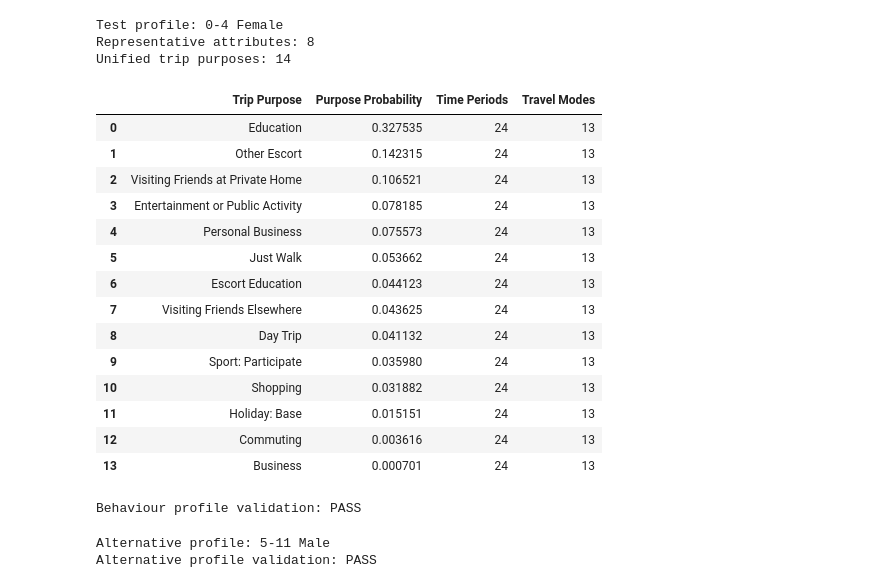
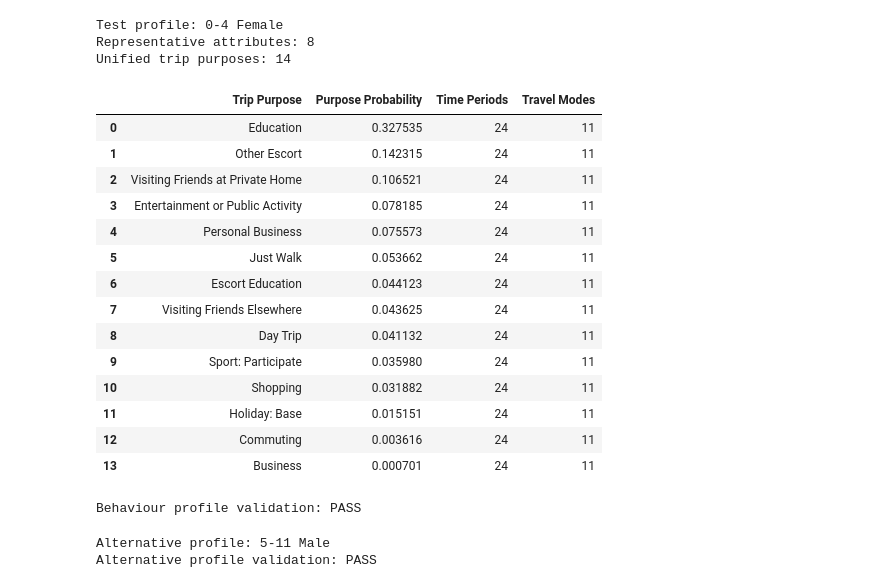
Before and after one commit to yuxinjiang1205/mobility-modelling-framework, a Jupyter notebook: notebooks/framework/construct_demographic_conditioned_behaviour.ipynb, the cells around one changed output. Drawn from its saved outputs; the diff is of its cells as text; code cells hidden in the pictures.

Commit message:
Harmonise nts0409 (London Travel mode)

```diff
--- a/notebooks/framework/construct_demographic_conditioned_behaviour.ipynb
+++ b/notebooks/framework/construct_demographic_conditioned_behaviour.ipynb
@@ -318,9 +318,9 @@ for purpose, evidence in behavioural_evidence.items():
         if mode not in travel_mode_metadata_fields
     }
 
-    if len(mode_probabilities) != 13:
+    if len(mode_probabilities) != 11:
         raise ValueError(
-            "Expected 13 travel mode probabilities for "
+            "Expected 11 travel mode probabilities for "
             f"purpose={purpose}, "
             f"but found {len(mode_probabilities)}."
         )
@@ -613,48 +613,48 @@ display(behaviour_summary)
 
 assert len(
     test_behaviour_profile[
         "representative_profile"
     ]
 ) == 8
 
 assert len(
     test_behaviour_profile[
         "mobility_behaviour"
     ]
 ) == 14
 
 assert (
     behaviour_summary["Time Periods"] == 24
 ).all()
 
 assert (
-    behaviour_summary["Travel Modes"] == 13
+    behaviour_summary["Travel Modes"] == 11
 ).all()
 
 assert abs(
     behaviour_summary[
         "Purpose Probability"
     ].sum()
     - 1.0
 ) < 1e-8
 
 print("Behaviour profile validation: PASS")
 # %% [output]
 |  | Trip Purpose | Purpose Probability | Time Periods | Travel Modes |
-| 0 | Education | 0.327535 | 24 | 13 |
-| 1 | Other Escort | 0.142315 | 24 | 13 |
-| 2 | Visiting Friends at Private Home | 0.106521 | 24 | 13 |
-| 3 | Entertainment or Public Activity | 0.078185 | 24 | 13 |
-| 4 | Personal Business | 0.075573 | 24 | 13 |
-| 5 | Just Walk | 0.053662 | 24 | 13 |
-| 6 | Escort Education | 0.044123 | 24 | 13 |
-| 7 | Visiting Friends Elsewhere | 0.043625 | 24 | 13 |
-| 8 | Day Trip | 0.041132 | 24 | 13 |
-| 9 | Sport: Participate | 0.035980 | 24 | 13 |
-| 10 | Shopping | 0.031882 | 24 | 13 |
-| 11 | Holiday: Base | 0.015151 | 24 | 13 |
-| 12 | Commuting | 0.003616 | 24 | 13 |
-| 13 | Business | 0.000701 | 24 | 13 |
+| 0 | Education | 0.327535 | 24 | 11 |
+| 1 | Other Escort | 0.142315 | 24 | 11 |
+| 2 | Visiting Friends at Private Home | 0.106521 | 24 | 11 |
+| 3 | Entertainment or Public Activity | 0.078185 | 24 | 11 |
+| 4 | Personal Business | 0.075573 | 24 | 11 |
+| 5 | Just Walk | 0.053662 | 24 | 11 |
+| 6 | Escort Education | 0.044123 | 24 | 11 |
+| 7 | Visiting Friends Elsewhere | 0.043625 | 24 | 11 |
+| 8 | Day Trip | 0.041132 | 24 | 11 |
+| 9 | Sport: Participate | 0.035980 | 24 | 11 |
+| 10 | Shopping | 0.031882 | 24 | 11 |
+| 11 | Holiday: Base | 0.015151 | 24 | 11 |
+| 12 | Commuting | 0.003616 | 24 | 11 |
+| 13 | Business | 0.000701 | 24 | 11 |
 Behaviour profile validation: PASS
 # %%
 alternative_profile = population.loc[
```
Also changed, not shown: parts of 1 cell of this notebook, 2 other files.
